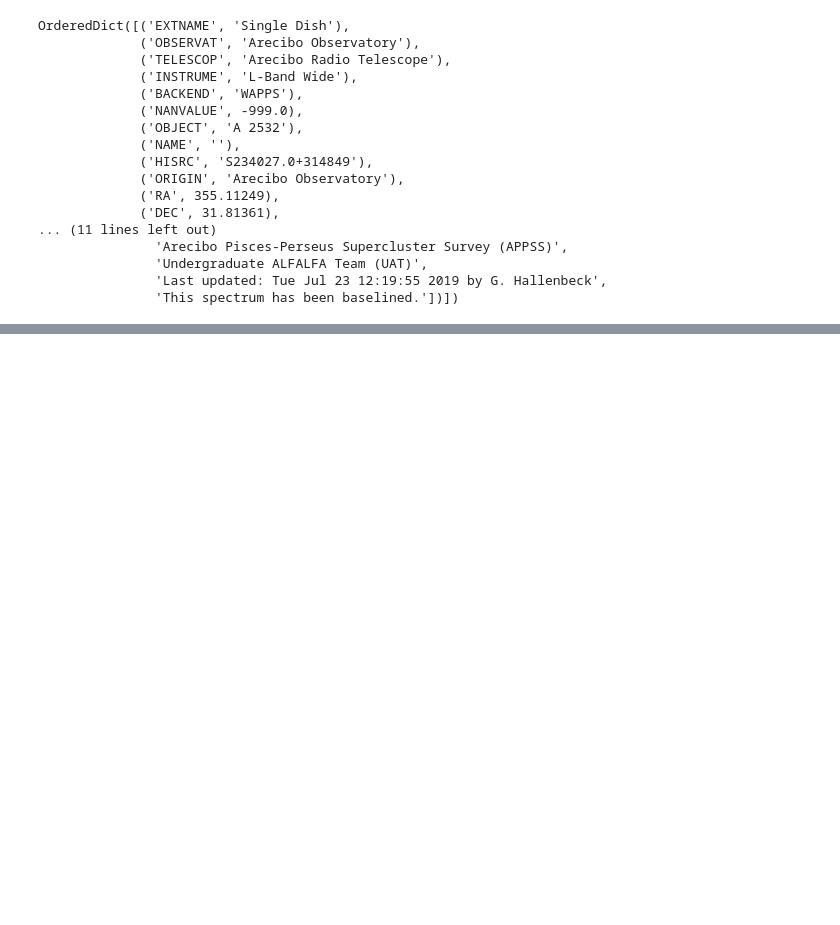
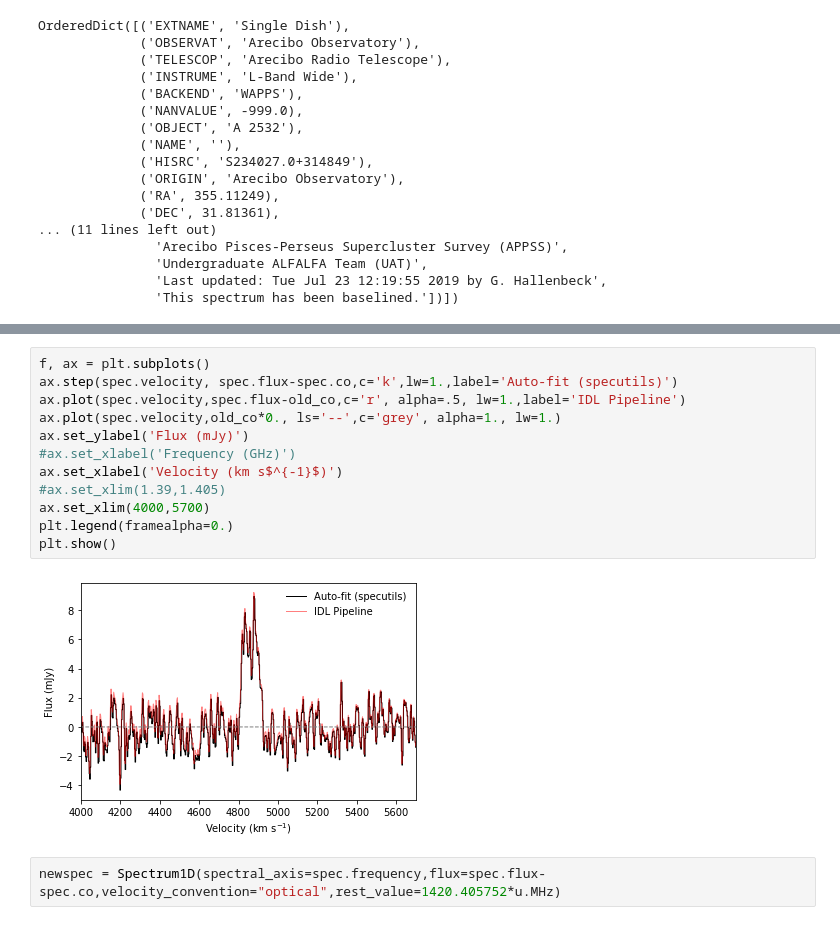
Before and after one commit to jsribaud/APPSS, a Jupyter notebook: notebooks/fits_read.ipynb, the cells around one changed output, grey strips where cells are left out. Saved outputs shown, nothing was run; the diff lists cells and outputs as text; blank space fills up the shorter version.

```diff
--- a/notebooks/fits_read.ipynb
+++ b/notebooks/fits_read.ipynb
@@ -72,0 +87,16 @@ plt.show()
+# %%
+f, ax = plt.subplots()
+ax.step(spec.velocity, spec.flux-spec.co,c='k',lw=1.,label='Auto-fit (specutils)')
+ax.plot(spec.velocity,spec.flux-old_co,c='r', alpha=.5, lw=1.,label='IDL Pipeline')
+ax.plot(spec.velocity,old_co*0., ls='--',c='grey', alpha=1., lw=1.)
+ax.set_ylabel('Flux (mJy)')
+#ax.set_xlabel('Frequency (GHz)')
+ax.set_xlabel('Velocity (km s$^{-1}$)')
+#ax.set_xlim(1.39,1.405)
+ax.set_xlim(4000,5700)
+plt.legend(framealpha=0.)
+plt.show()
+# %% [output]
+[figure, added]
+# %%
+newspec = Spectrum1D(spectral_axis=spec.frequency,flux=spec.flux-spec.co,velocity_convention="optical",rest_value=1420.405752*u.MHz)
```
Also changed, not shown: parts of 15 cells of this notebook.
